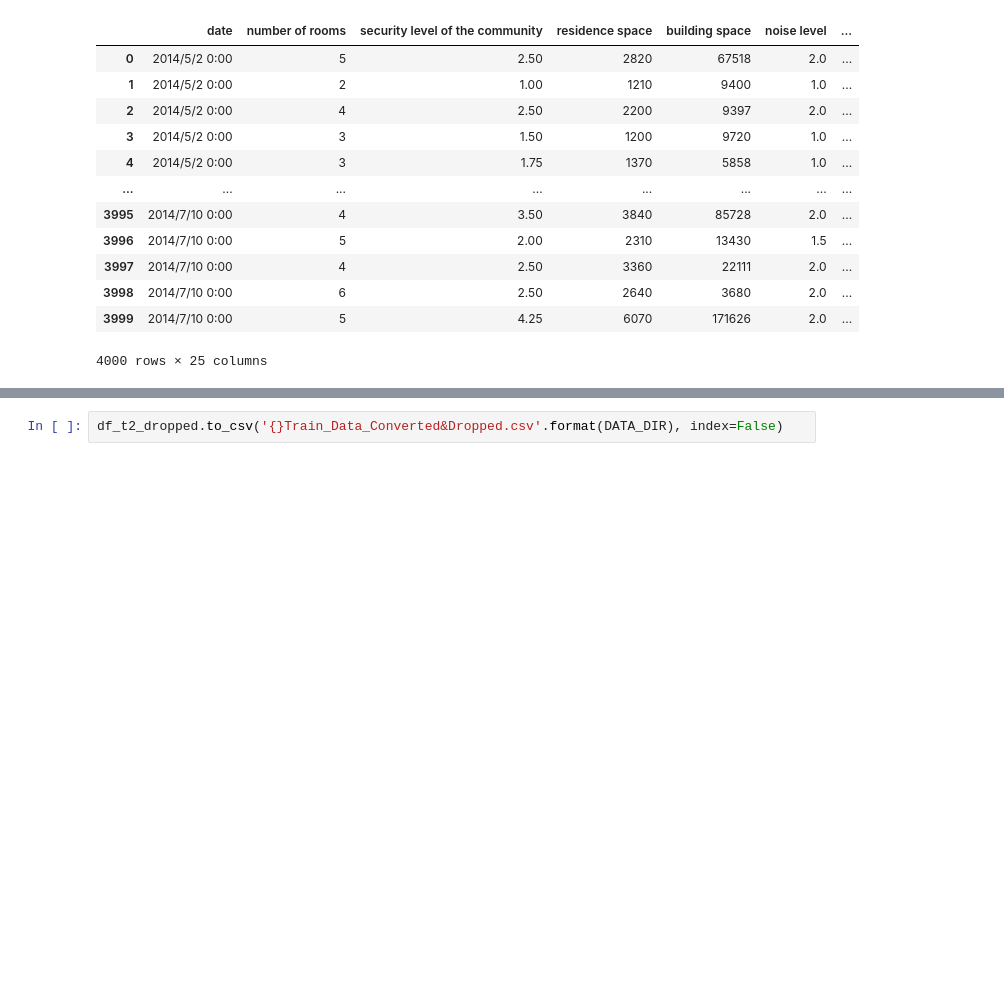
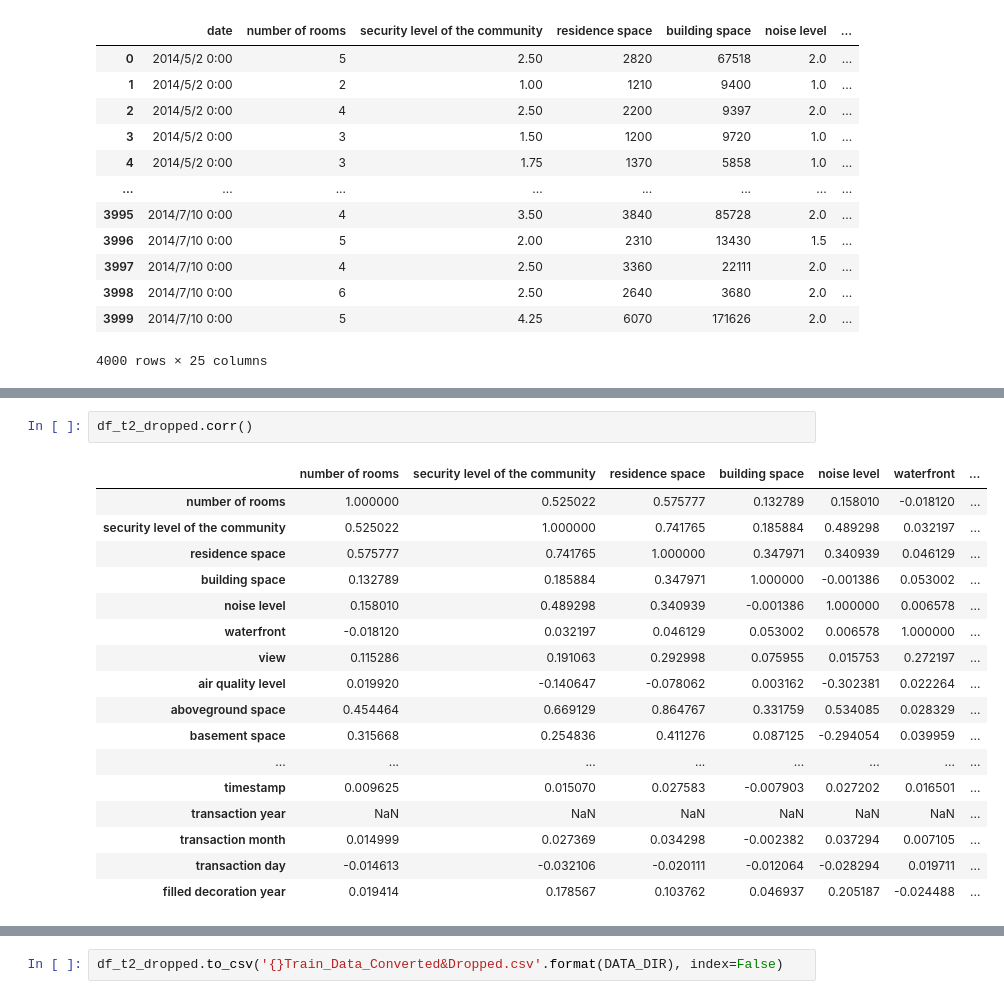
Before and after one commit to hereistheusername/Estate-Analysis, a Jupyter notebook: EstateAnalysis.ipynb, the cells around one changed output, grey strips where cells are left out. Saved outputs shown, nothing was run; the diff lists cells and outputs as text; blank space fills up the shorter version.

```diff
--- a/EstateAnalysis.ipynb
+++ b/EstateAnalysis.ipynb
@@ -284,3 +356,23 @@ sns.heatmap(df_t2_dropped.corr(), annot=True, cmap='GnBu')
+# %%
+df_t2_dropped.corr()
+# %% [output]
+|  | number of rooms | security level of the community | residence space | building space | noise level | waterfront | ... |
+| number of rooms | 1.000000 | 0.525022 | 0.575777 | 0.132789 | 0.158010 | -0.018120 | ... |
+| security level of the community | 0.525022 | 1.000000 | 0.741765 | 0.185884 | 0.489298 | 0.032197 | ... |
+| residence space | 0.575777 | 0.741765 | 1.000000 | 0.347971 | 0.340939 | 0.046129 | ... |
+| building space | 0.132789 | 0.185884 | 0.347971 | 1.000000 | -0.001386 | 0.053002 | ... |
+| noise level | 0.158010 | 0.489298 | 0.340939 | -0.001386 | 1.000000 | 0.006578 | ... |
+| waterfront | -0.018120 | 0.032197 | 0.046129 | 0.053002 | 0.006578 | 1.000000 | ... |
+| view | 0.115286 | 0.191063 | 0.292998 | 0.075955 | 0.015753 | 0.272197 | ... |
+| air quality level | 0.019920 | -0.140647 | -0.078062 | 0.003162 | -0.302381 | 0.022264 | ... |
+| aboveground space | 0.454464 | 0.669129 | 0.864767 | 0.331759 | 0.534085 | 0.028329 | ... |
+| basement space | 0.315668 | 0.254836 | 0.411276 | 0.087125 | -0.294054 | 0.039959 | ... |
+| ... | ... | ... | ... | ... | ... | ... | ... |
+| timestamp | 0.009625 | 0.015070 | 0.027583 | -0.007903 | 0.027202 | 0.016501 | ... |
+| transaction year | NaN | NaN | NaN | NaN | NaN | NaN | ... |
+| transaction month | 0.014999 | 0.027369 | 0.034298 | -0.002382 | 0.037294 | 0.007105 | ... |
+| transaction day | -0.014613 | -0.032106 | -0.020111 | -0.012064 | -0.028294 | 0.019711 | ... |
+| filled decoration year | 0.019414 | 0.178567 | 0.103762 | 0.046937 | 0.205187 | -0.024488 | ... |
 # %%
 df_t2_dropped.corr()['total cost'].sort_values(ascending=False).plot.bar()
 # %% [output]
```
Also changed, not shown: parts of 12 cells of this notebook, 1 other file.
